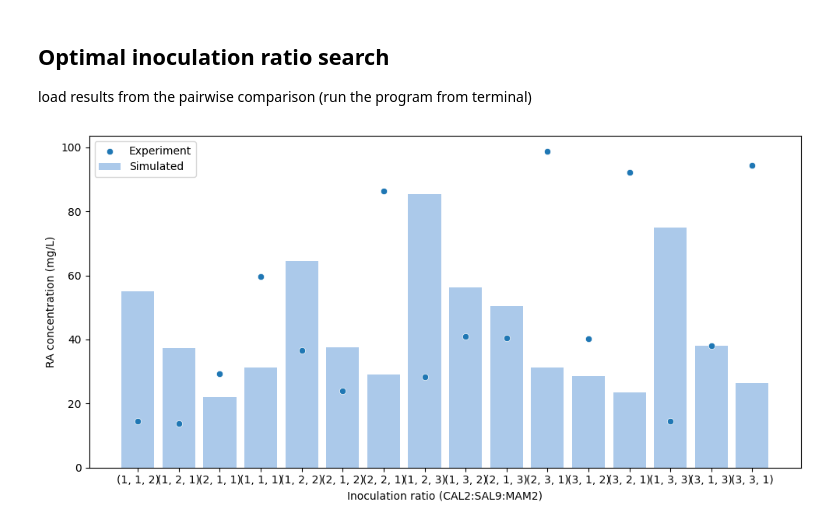
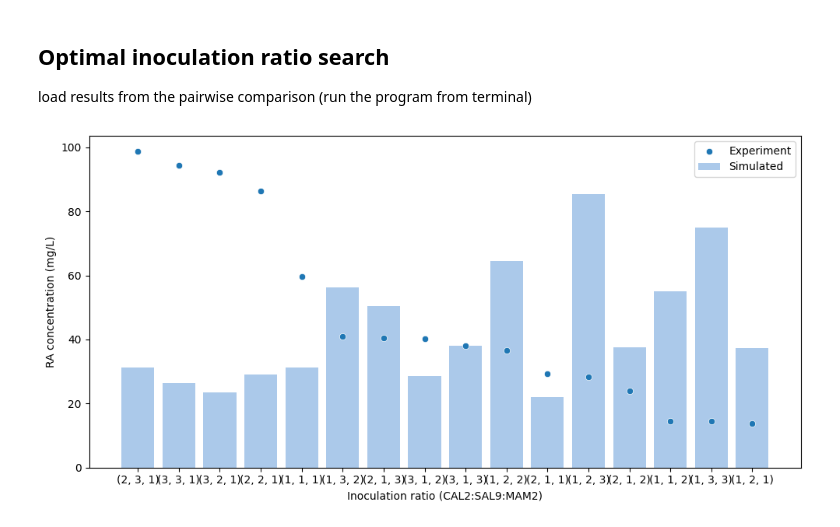
Before and after one commit to andreastallvik/BIOTBT3900, a Jupyter notebook: community_modelling/RAsynthesis/results_glc_tri.ipynb, the cells around one changed output. Saved outputs shown, nothing was run; the diff lists cells and outputs as text; code cells hidden in the pictures.

Commit message:
minor changes to some figures

```diff
--- a/community_modelling/RAsynthesis/results_glc_tri.ipynb
+++ b/community_modelling/RAsynthesis/results_glc_tri.ipynb
@@ -372,11 +372,11 @@ def plot_inoculum_4D(results_df):
 # %%
 import pandas as pd
 import matplotlib.pyplot as plt
 
 inoc_results = pd.read_csv("results/fig_4D_29nov")
 add_exp_data("exp_data/tri_glc_inoc_rat.csv", inoc_results)
 
-plot_inoculum_4D(inoc_results)
+plot_inoculum_4D(inoc_results.sort_values(by=["exp_val"], ascending = False))
 plt.savefig('results/figures/cal2_sal9_mam2/inoc_ratio.svg', format='svg')
 # %% [output]
-[figure, old version]
+[figure, new version]
```
Also changed, not shown: 3 other files.
